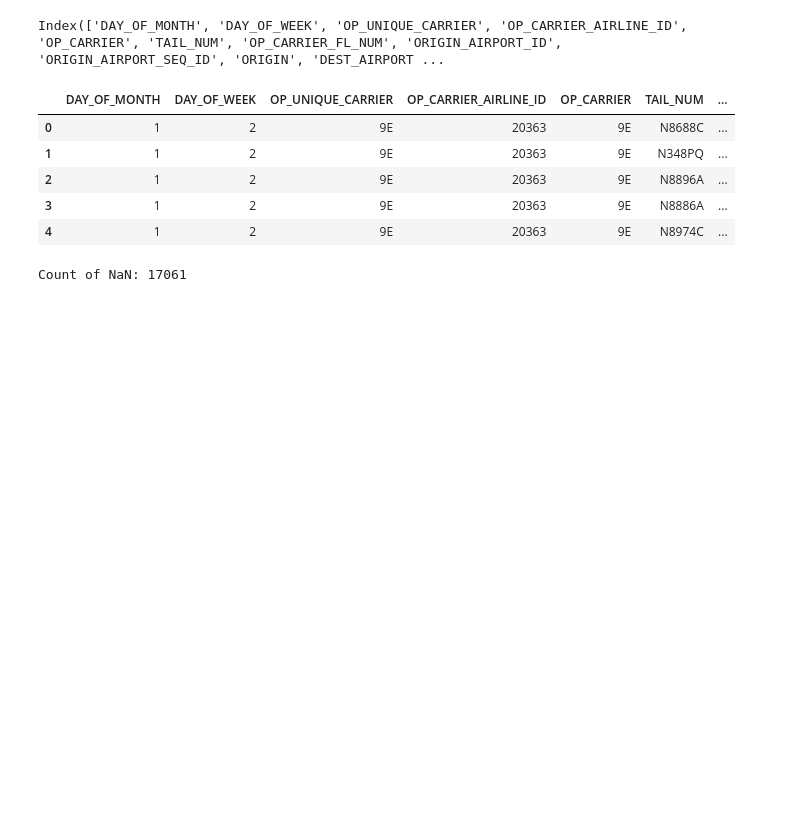
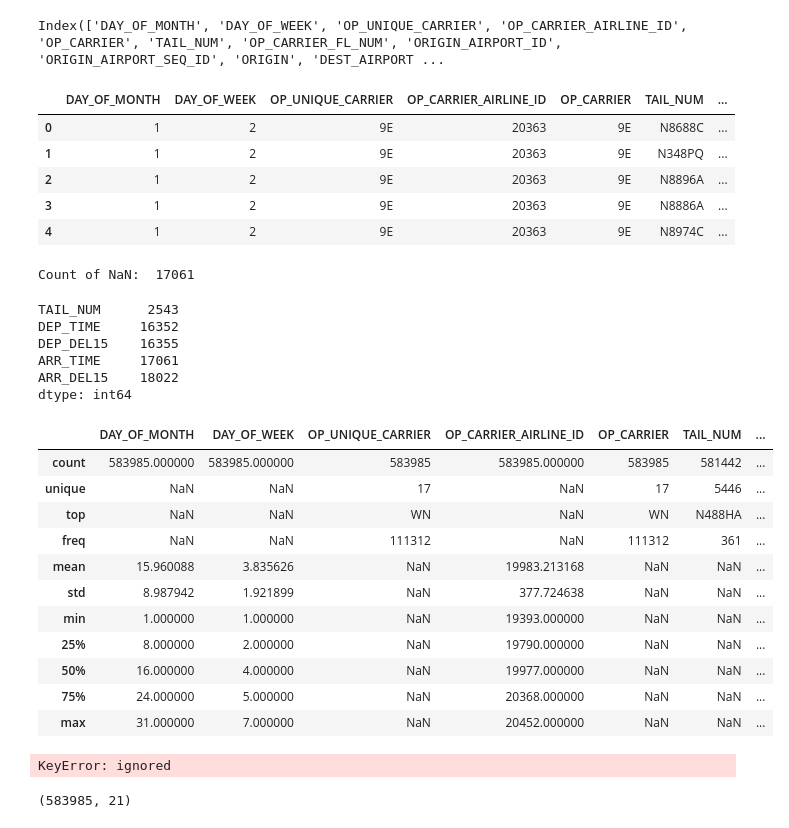
Before and after one commit to GauravVermaji/Flight-delay-prediction-project, a Jupyter notebook: EDA_Flight.ipynb, the cells around one changed output. Saved outputs shown, nothing was run; the diff lists cells and outputs as text; code cells hidden in the pictures; blank space fills up the shorter version.

Commit message:
nan value checked in multiple columns

```diff
--- a/EDA_Flight.ipynb
+++ b/EDA_Flight.ipynb
@@ -100,0 +101,36 @@ Count of NaN: 17061
+# %%
+# checking Null values in each column
+null_columns=flight_df.columns[flight_df.isnull().any()]
+flight_df[null_columns].isnull().sum()
+# %% [output]
+TAIL_NUM      2543
+DEP_TIME     16352
+DEP_DEL15    16355
+ARR_TIME     17061
+ARR_DEL15    18022
+dtype: int64
+# %%
+flight_df.describe(include='all')
+# %% [output]
+|  | DAY_OF_MONTH | DAY_OF_WEEK | OP_UNIQUE_CARRIER | OP_CARRIER_AIRLINE_ID | OP_CARRIER | TAIL_NUM | ... |
+| count | 583985.000000 | 583985.000000 | 583985 | 583985.000000 | 583985 | 581442 | ... |
+| unique | NaN | NaN | 17 | NaN | 17 | 5446 | ... |
+| top | NaN | NaN | WN | NaN | WN | N488HA | ... |
+| freq | NaN | NaN | 111312 | NaN | 111312 | 361 | ... |
+| mean | 15.960088 | 3.835626 | NaN | 19983.213168 | NaN | NaN | ... |
+| std | 8.987942 | 1.921899 | NaN | 377.724638 | NaN | NaN | ... |
+| min | 1.000000 | 1.000000 | NaN | 19393.000000 | NaN | NaN | ... |
+| 25% | 8.000000 | 2.000000 | NaN | 19790.000000 | NaN | NaN | ... |
+| 50% | 16.000000 | 4.000000 | NaN | 19977.000000 | NaN | NaN | ... |
+| 75% | 24.000000 | 5.000000 | NaN | 20368.000000 | NaN | NaN | ... |
+| max | 31.000000 | 7.000000 | NaN | 20452.000000 | NaN | NaN | ... |
+# %%
+# duplicate rows
+dup_row=flight_df[flight_df.duplicated]
+print("duplicate rows:",dup_row.shape)
+# %% [output]
+KeyError: ignored
+# %%
+flight_df.shape
+# %% [output]
+(583985, 21)
```
Also changed, not shown: parts of 1 cell of this notebook.
